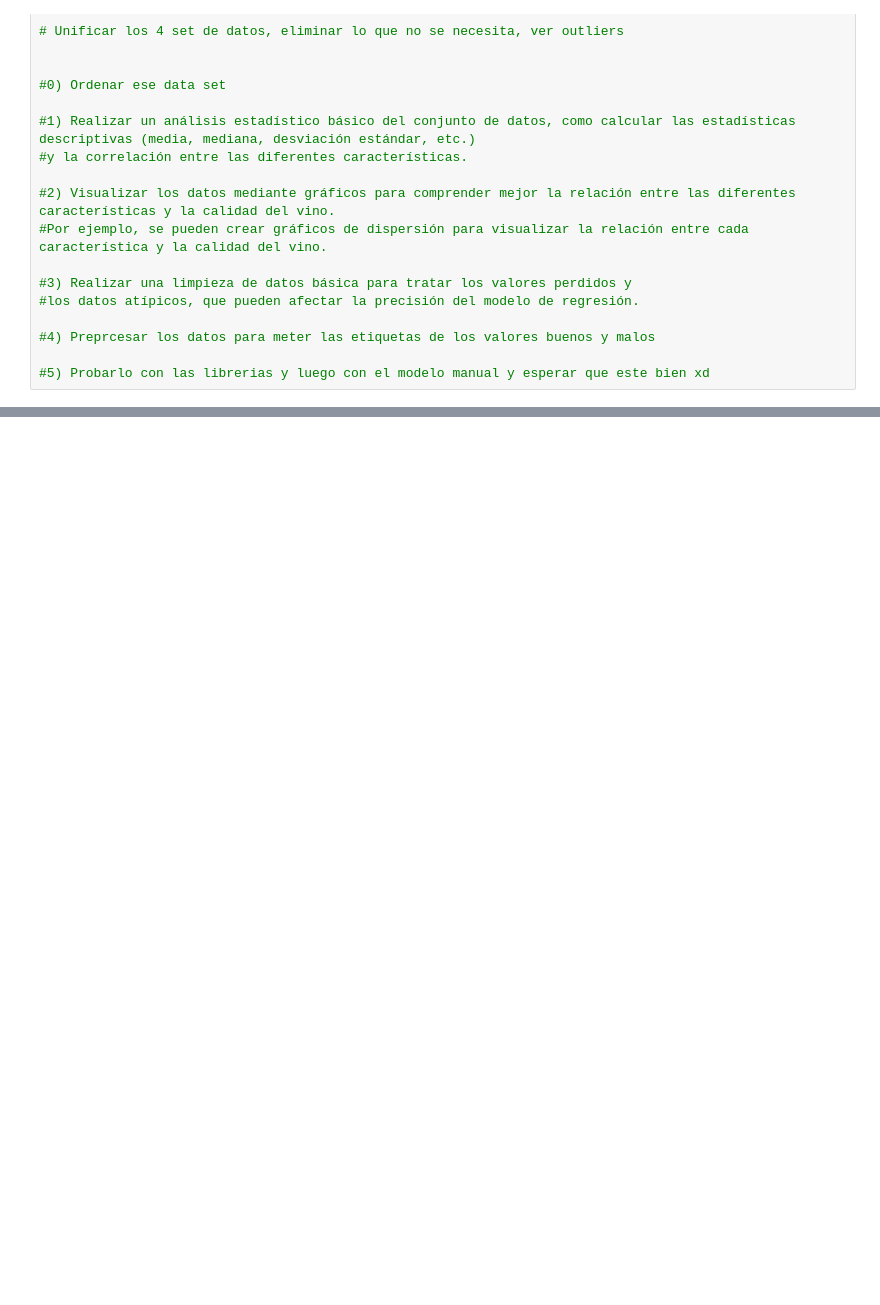
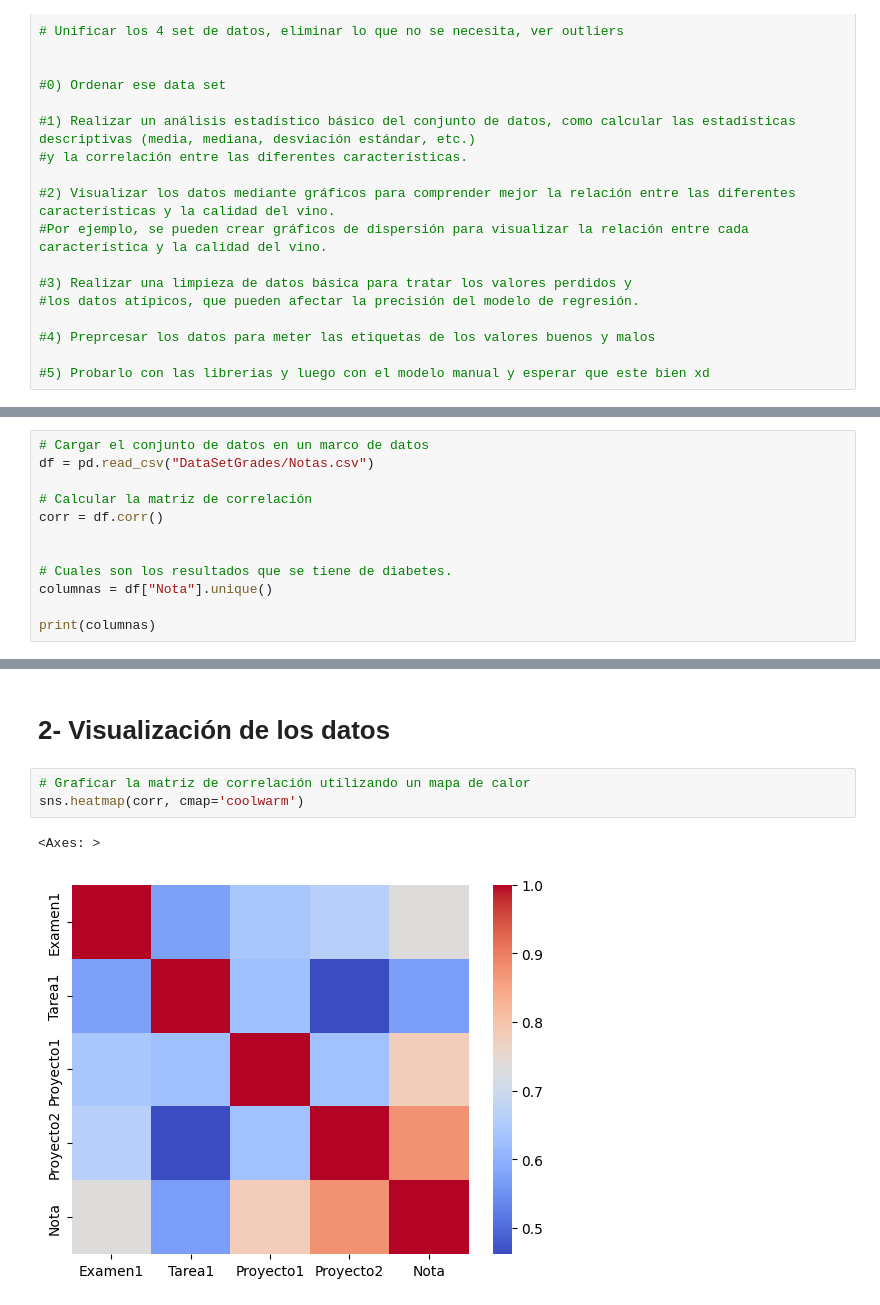
Before and after one commit to johnnyzaet08/CE5506-Pattern_Recognition, a Jupyter notebook: Proyecto_1/Notas.ipynb, the cells around one changed output, grey strips where cells are left out. Saved outputs shown, nothing was run; the diff lists cells and outputs as text; blank space fills up the shorter version.

Commit message:
Implementacion del dataset notas, y parte extra

```diff
--- a/Proyecto_1/Notas.ipynb
+++ b/Proyecto_1/Notas.ipynb
@@ -59,0 +64,12 @@ max       86.500000     100.000000         100.000000         100.000000
+# %%
+# Cargar el conjunto de datos en un marco de datos
+df = pd.read_csv("DataSetGrades/Notas.csv")
+
+# Calcular la matriz de correlación
+corr = df.corr()
+
+
+# Cuales son los resultados que se tiene de diabetes.
+columnas = df["Nota"].unique()
+
+print(columnas)
@@ -59,0 +86,8 @@ max       86.500000     100.000000         100.000000         100.000000
+# %% [markdown]
+# 2- Visualización de los datos
+# %%
+# Graficar la matriz de correlación utilizando un mapa de calor
+sns.heatmap(corr, cmap='coolwarm')
+# %% [output]
+<Axes: >
+[figure, added]
```
Also changed, not shown: parts of 25 cells of this notebook, 2 other files.
